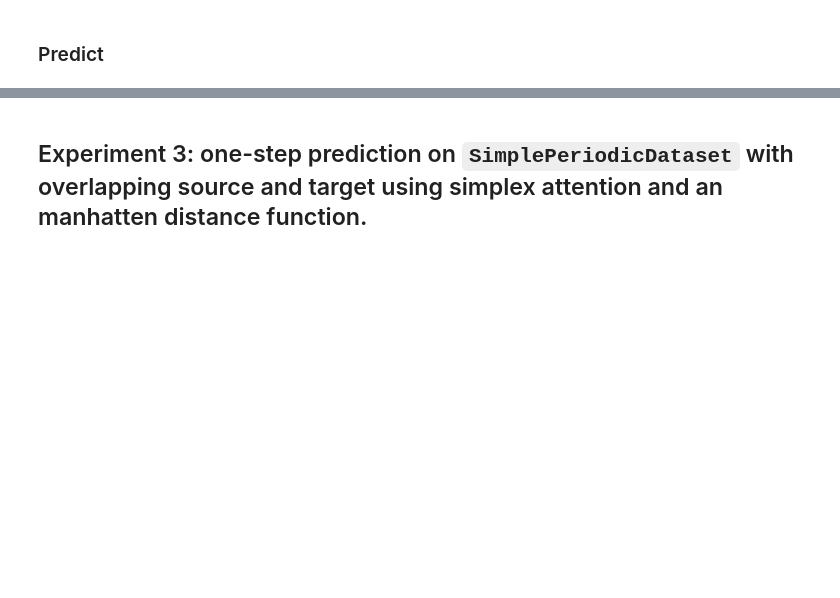
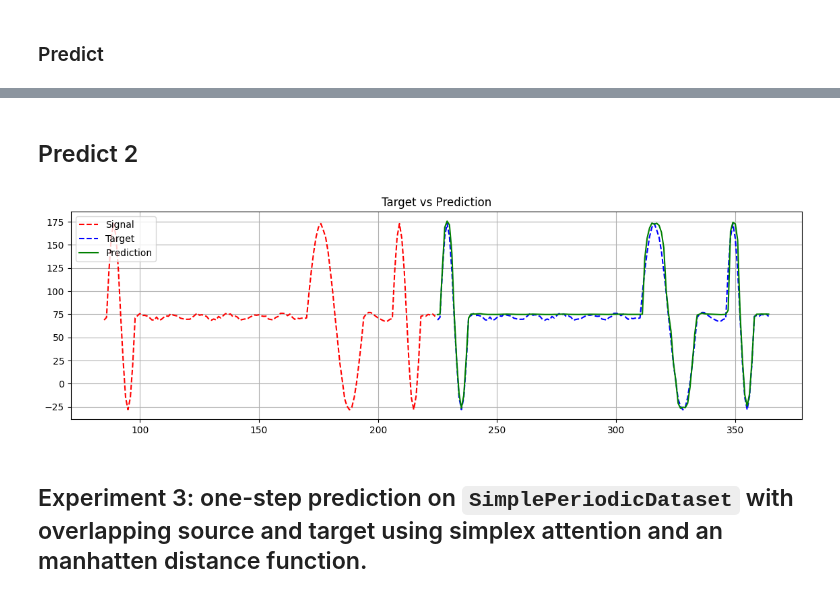
Before and after one commit to FinnAlberts/attention_analysis, a Jupyter notebook: notebooks/Simplex_attn_experiments/simplex_attention_decoder_only_experiments.ipynb, the cells around one changed output, grey strips where cells are left out. Cells and saved outputs as stored; diff of their text form; code cells hidden in the pictures; blank space fills up the shorter version.

```diff
--- a/notebooks/Simplex_attn_experiments/simplex_attention_decoder_only_experiments.ipynb
+++ b/notebooks/Simplex_attn_experiments/simplex_attention_decoder_only_experiments.ipynb
@@ -418,3 +399,27 @@ ax2.legend()
+# %% [markdown]
+## Predict 2
+# %%
+# === Visualize Prediction ===
+model.eval()
+X, fX, _, y = dataset[250]
+X = X.unsqueeze(0).to(device)
+fX = fX.unsqueeze(0).to(device)
+mask = torch.tril(torch.ones(X.shape[1], X.shape[1], device=device)).unsqueeze(0)
+
+with torch.no_grad():
+    pred = model(X, fX, mask=mask).squeeze(0).cpu()
+
+plt.figure(figsize=(14, 4))
+start_idx = 85
+plt.plot(range(start_idx, start_idx + len(y)), y.cpu(), 'r--', label='Signal')
+plt.plot(range(start_idx + len(y), start_idx + 2 * len(y)), y.cpu(), 'b--', label='Target')
+plt.plot(range(start_idx + len(y), start_idx + 2 * len(y)), pred[-len(y):, 0], 'g-', label='Prediction')
+plt.legend()
+plt.title("Target vs Prediction")
+plt.grid()
+plt.show()
+# %% [output]
+[figure, added]
 # %% [markdown]
 ## Experiment 3: one-step prediction on `SimplePeriodicDataset` with overlapping source and target using simplex attention and an manhatten distance function.
 # %% [markdown]
```
Also changed, not shown: parts of 25 cells of this notebook.
